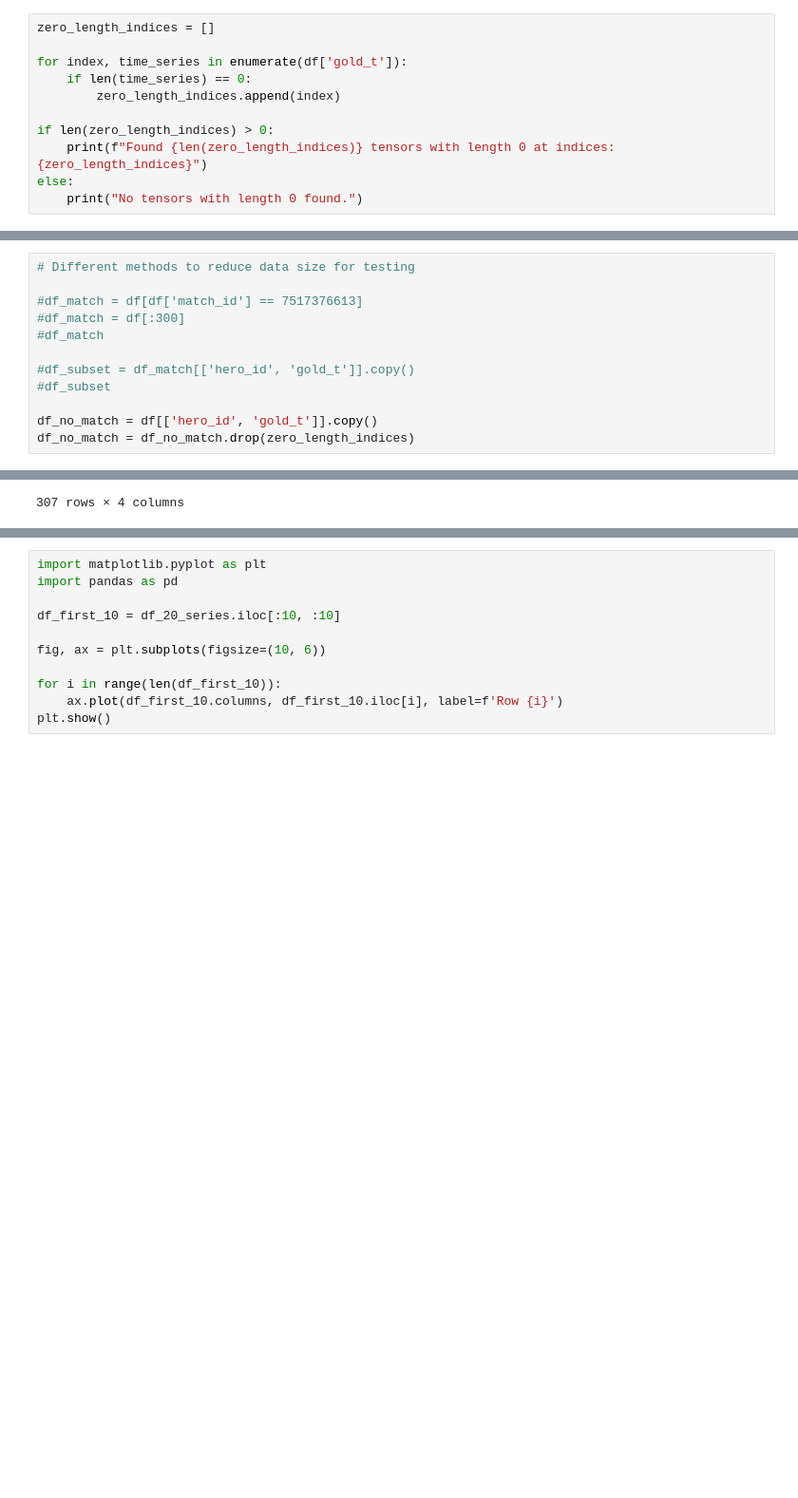
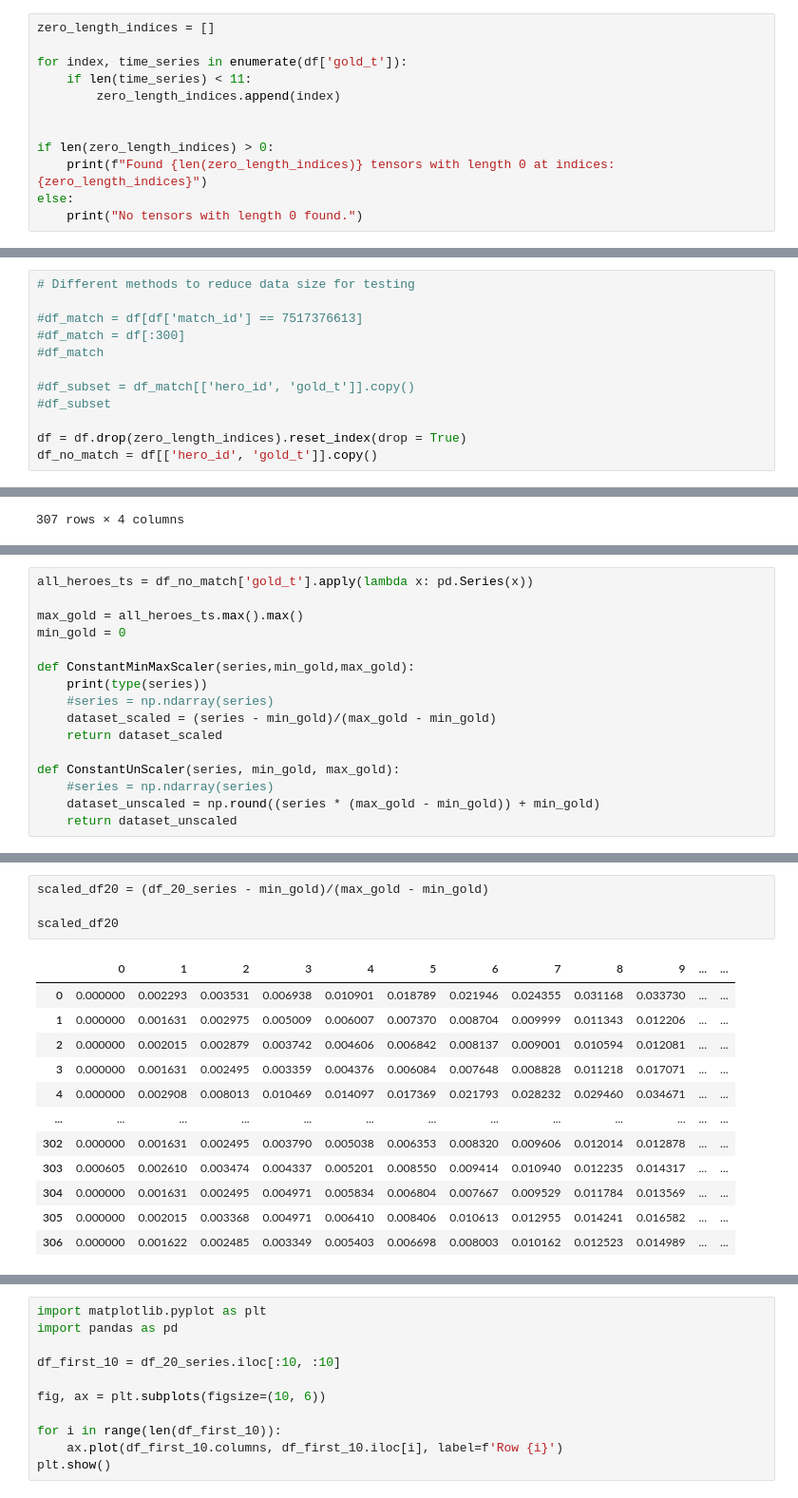
Before and after one commit to d-ev-craig/DATA698, a Jupyter notebook: Code/data_prep_one_hero.ipynb, the cells around one changed output, grey strips where cells are left out. Shown: that part at 95% size. Drawn from its saved outputs; the diff is of its cells as text; blank space fills up the shorter version.

```diff
--- a/Code/data_prep_one_hero.ipynb
+++ b/Code/data_prep_one_hero.ipynb
@@ -84,8 +91,9 @@ If we don't drop the zero length tensors, when we call `model(hero_ids,time_seri
 zero_length_indices = []
 
 for index, time_series in enumerate(df['gold_t']):
-    if len(time_series) == 0:
+    if len(time_series) < 11:
         zero_length_indices.append(index)
+
 
 if len(zero_length_indices) > 0:
     print(f"Found {len(zero_length_indices)} tensors with length 0 at indices: {zero_length_indices}")
@@ -108,5 +116,5 @@ zero_length_records = df.loc[zero_length_indices, ['hero_id','gold_t']]
 #df_subset = df_match[['hero_id', 'gold_t']].copy()
 #df_subset
 
+df = df.drop(zero_length_indices).reset_index(drop = True)
 df_no_match = df[['hero_id', 'gold_t']].copy()
-df_no_match = df_no_match.drop(zero_length_indices)
@@ -165,0 +247,16 @@ df_20_series.iloc[:, 9:13]
+# %%
+all_heroes_ts = df_no_match['gold_t'].apply(lambda x: pd.Series(x))
+
+max_gold = all_heroes_ts.max().max()
+min_gold = 0
+
+def ConstantMinMaxScaler(series,min_gold,max_gold):
+    print(type(series))
+    #series = np.ndarray(series)
+    dataset_scaled = (series - min_gold)/(max_gold - min_gold)
+    return dataset_scaled
+
+def ConstantUnScaler(series, min_gold, max_gold):
+    #series = np.ndarray(series)
+    dataset_unscaled = np.round((series * (max_gold - min_gold)) + min_gold)
+    return dataset_unscaled
@@ -165,0 +265,17 @@ df_20_series.iloc[:, 9:13]
+# %%
+scaled_df20 = (df_20_series - min_gold)/(max_gold - min_gold)
+
+scaled_df20
+# %% [output]
+|  | 0 | 1 | 2 | 3 | 4 | 5 | 6 | 7 | 8 | 9 | ... | ... |
+| 0 | 0.000000 | 0.002293 | 0.003531 | 0.006938 | 0.010901 | 0.018789 | 0.021946 | 0.024355 | 0.031168 | 0.033730 | ... | ... |
+| 1 | 0.000000 | 0.001631 | 0.002975 | 0.005009 | 0.006007 | 0.007370 | 0.008704 | 0.009999 | 0.011343 | 0.012206 | ... | ... |
+| 2 | 0.000000 | 0.002015 | 0.002879 | 0.003742 | 0.004606 | 0.006842 | 0.008137 | 0.009001 | 0.010594 | 0.012081 | ... | ... |
+| 3 | 0.000000 | 0.001631 | 0.002495 | 0.003359 | 0.004376 | 0.006084 | 0.007648 | 0.008828 | 0.011218 | 0.017071 | ... | ... |
+| 4 | 0.000000 | 0.002908 | 0.008013 | 0.010469 | 0.014097 | 0.017369 | 0.021793 | 0.028232 | 0.029460 | 0.034671 | ... | ... |
+| ... | ... | ... | ... | ... | ... | ... | ... | ... | ... | ... | ... | ... |
+| 302 | 0.000000 | 0.001631 | 0.002495 | 0.003790 | 0.005038 | 0.006353 | 0.008320 | 0.009606 | 0.012014 | 0.012878 | ... | ... |
+| 303 | 0.000605 | 0.002610 | 0.003474 | 0.004337 | 0.005201 | 0.008550 | 0.009414 | 0.010940 | 0.012235 | 0.014317 | ... | ... |
+| 304 | 0.000000 | 0.001631 | 0.002495 | 0.004971 | 0.005834 | 0.006804 | 0.007667 | 0.009529 | 0.011784 | 0.013569 | ... | ... |
+| 305 | 0.000000 | 0.002015 | 0.003368 | 0.004971 | 0.006410 | 0.008406 | 0.010613 | 0.012955 | 0.014241 | 0.016582 | ... | ... |
+| 306 | 0.000000 | 0.001622 | 0.002485 | 0.003349 | 0.005403 | 0.006698 | 0.008003 | 0.010162 | 0.012523 | 0.014989 | ... | ... |
```
Also changed, not shown: parts of 21 cells of this notebook, 11 other files.
